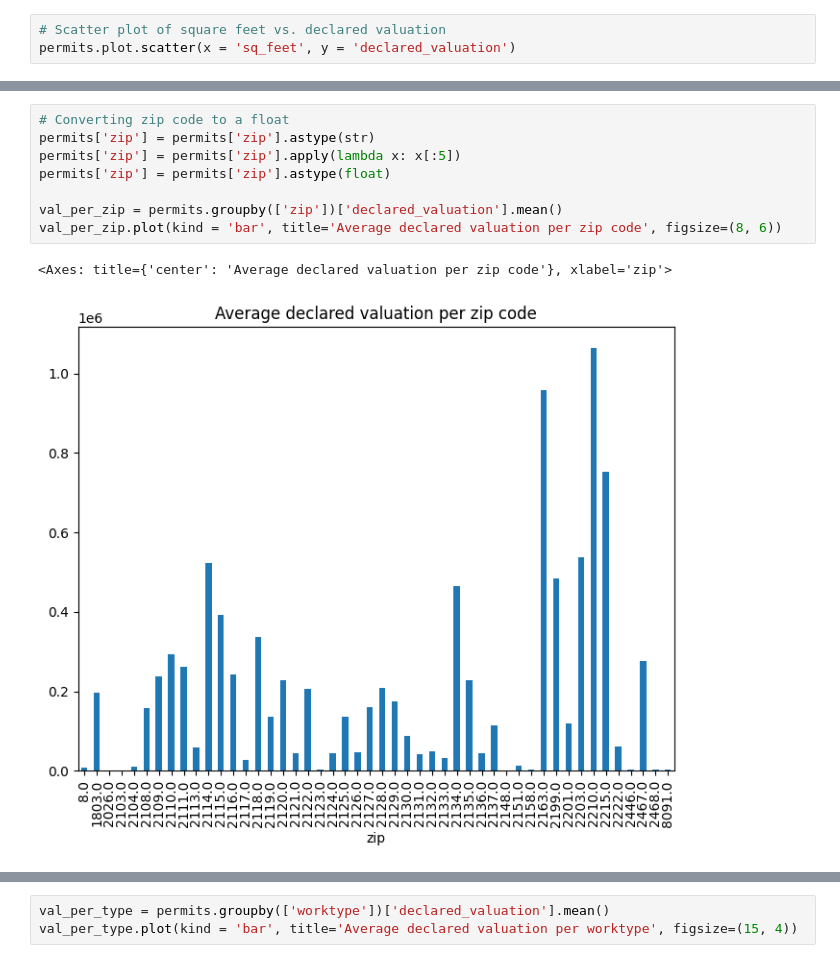
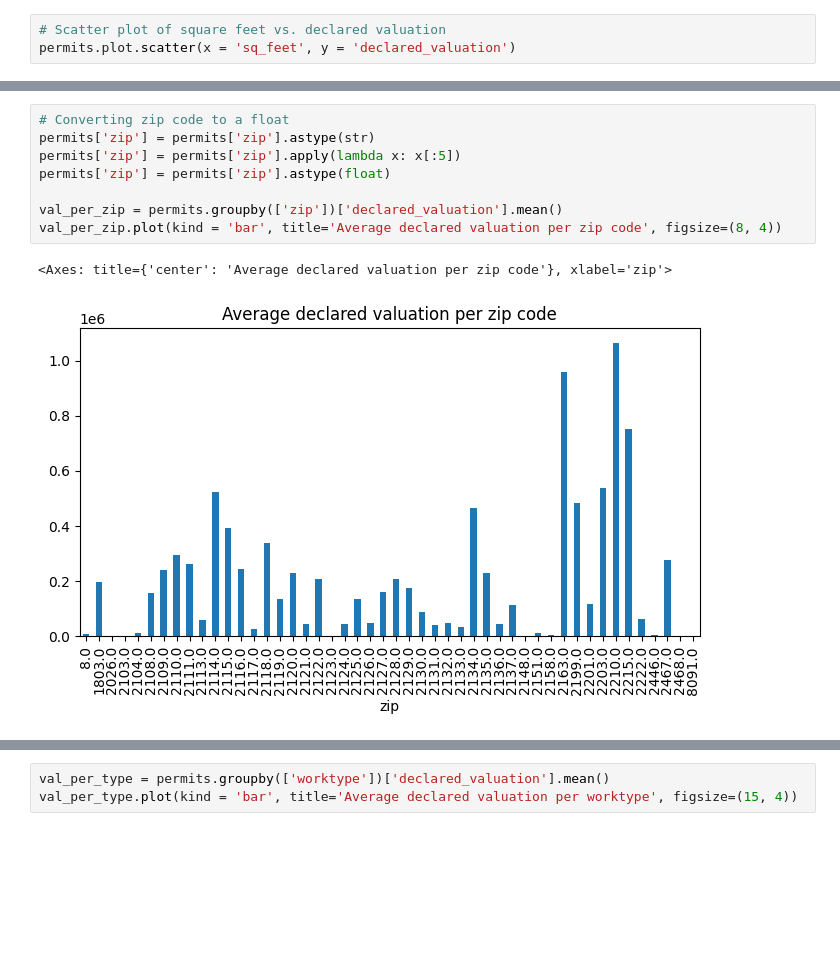
Before and after one commit to BU-Spark/ds-boston-permitting, a Jupyter notebook: fa23-team-c/Code/permits_EDA.ipynb, the cells around one changed output, grey strips where cells are left out. Drawn from its saved outputs; the diff is of its cells as text; blank space fills up the shorter version.

```diff
--- a/fa23-team-c/Code/permits_EDA.ipynb
+++ b/fa23-team-c/Code/permits_EDA.ipynb
@@ -79,12 +88,12 @@ ave_val.plot(kind = 'bar', title='Average declared valuation per year', figsize=
 # %%
 # Converting zip code to a float
 permits['zip'] = permits['zip'].astype(str)
 permits['zip'] = permits['zip'].apply(lambda x: x[:5])
 permits['zip'] = permits['zip'].astype(float)
 
 val_per_zip = permits.groupby(['zip'])['declared_valuation'].mean()
-val_per_zip.plot(kind = 'bar', title='Average declared valuation per zip code', figsize=(8, 6))
+val_per_zip.plot(kind = 'bar', title='Average declared valuation per zip code', figsize=(8, 4))
 # %% [output]
 <Axes: title={'center': 'Average declared valuation per zip code'}, xlabel='zip'>
-[figure, old version]
+[figure, new version]
 # %%
```
Also changed, not shown: parts of 7 cells of this notebook.
